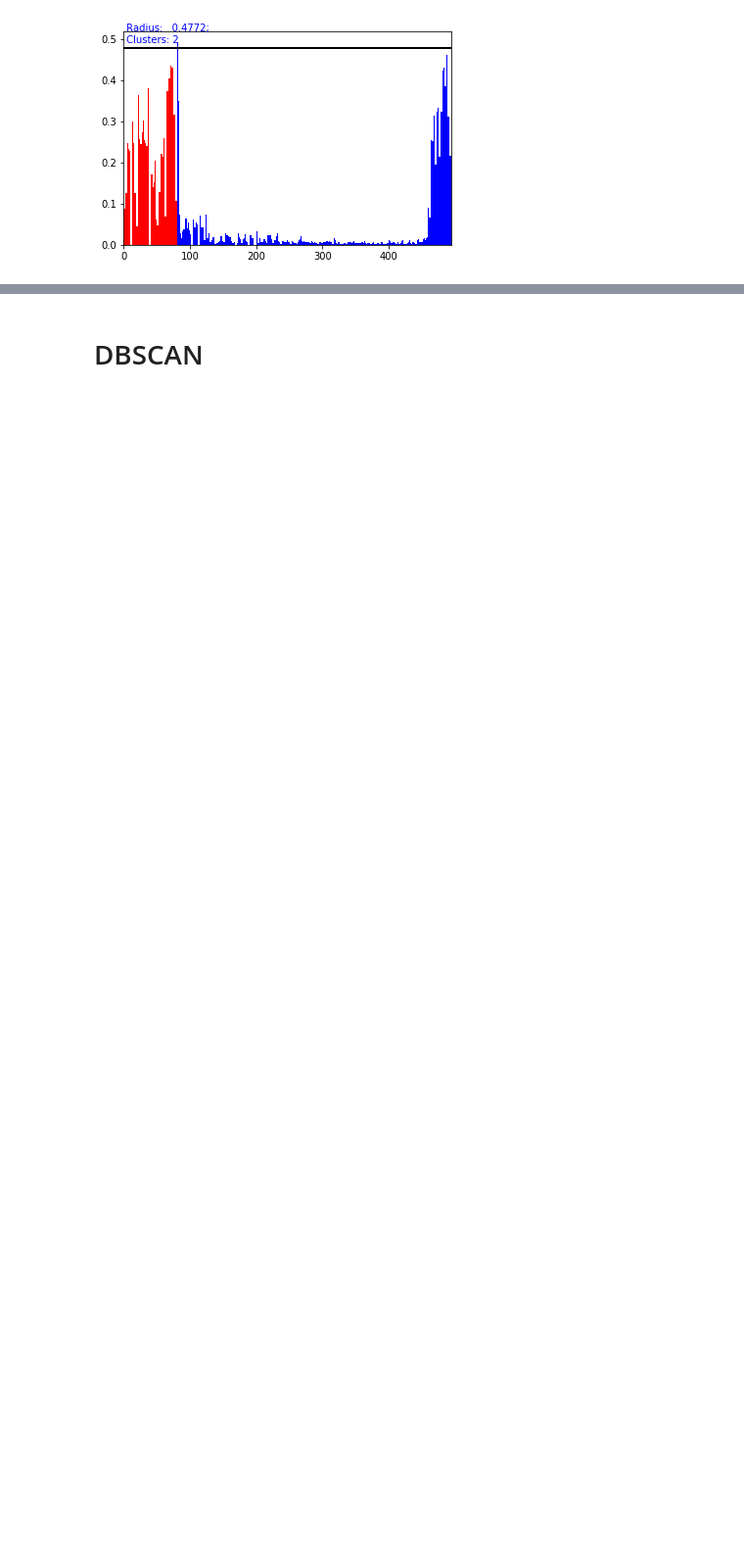
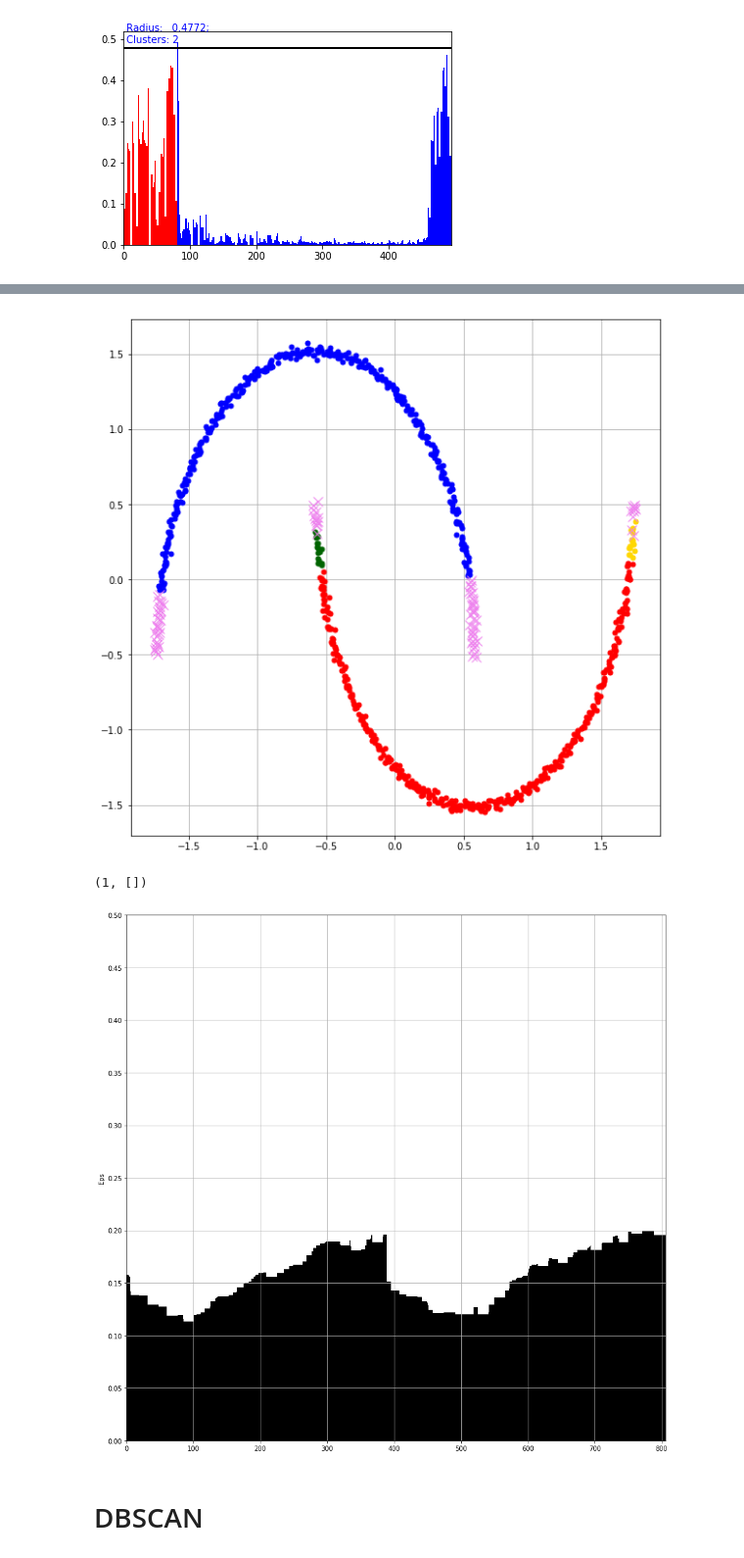
Before and after one commit to v-popov/ds_cheat_sheets, a Jupyter notebook: optics.ipynb, the cells around one changed output, grey strips where cells are left out. Shown at 98% size. Cells and saved outputs as stored; diff of their text form; code cells hidden in the pictures; blank space fills up the shorter version.

```diff
--- a/optics.ipynb
+++ b/optics.ipynb
@@ -265,0 +308,46 @@ ordering_visualizer.show_ordering_diagram(analyser, 2)
+# %%
+import random;
+
+from pyclustering.cluster import cluster_visualizer;
+from pyclustering.cluster.optics import optics, ordering_analyser, ordering_visualizer;
+
+from pyclustering.utils import read_sample, timedcall;
+
+from pyclustering.samples.definitions import SIMPLE_SAMPLES, FCPS_SAMPLES;
+
+import numpy as np
+
+
+def template_clustering(eps, minpts, amount_clusters = None, visualize = True, ccore = False):
+    #x, y = load_boston(return_X_y=True)
+    #scaler = StandardScaler()
+    #x = scaler.fit_transform(x)
+    #x = x[:,[1,7]]
+    sample = x
+
+    optics_instance = optics(sample, eps, minpts, amount_clusters, ccore);
+    optics_instance.process()
+
+    if (visualize is True):
+        clusters = optics_instance.get_clusters();
+        noise = optics_instance.get_noise();
+
+        fig1 = plt.figure(figsize=(10, 10))
+        visualizer = cluster_visualizer();
+        visualizer.append_clusters(clusters, sample, markersize=10);
+        visualizer.append_cluster(noise, sample, marker = 'x', markersize=10);
+        visualizer.show(fig1, display=True, invisible_axis=False);
+
+        fig2 = plt.figure(figsize=(15, 15))
+        ordering = optics_instance.get_ordering();
+        analyser = ordering_analyser(ordering);
+        print(analyser.extract_cluster_amount(0.2))
+        show_ordering_diagram(analyser, amount_clusters, eps_max=0.51, eps_step=0.05);
+
+
+
+template_clustering(0.2, 30);
+# %% [output]
+[figure, added]
+(1, [])
+[figure, added]
```
Also changed, not shown: parts of 10 cells of this notebook, 2 other files.
